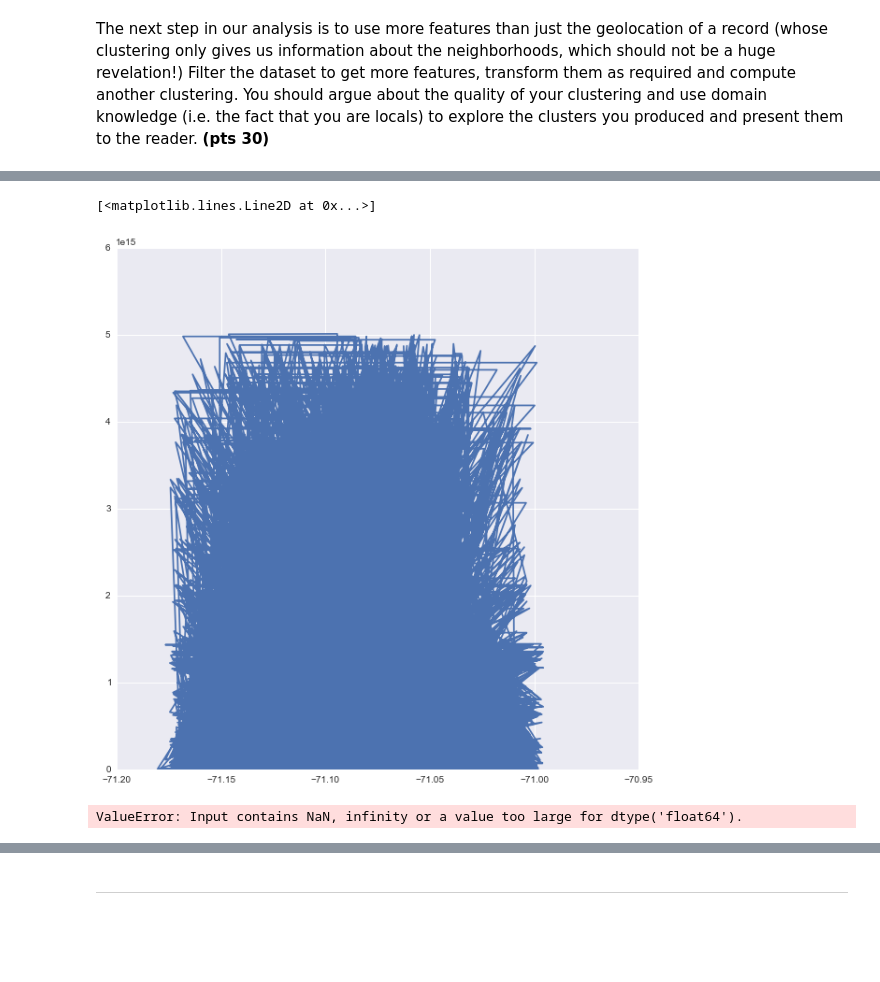
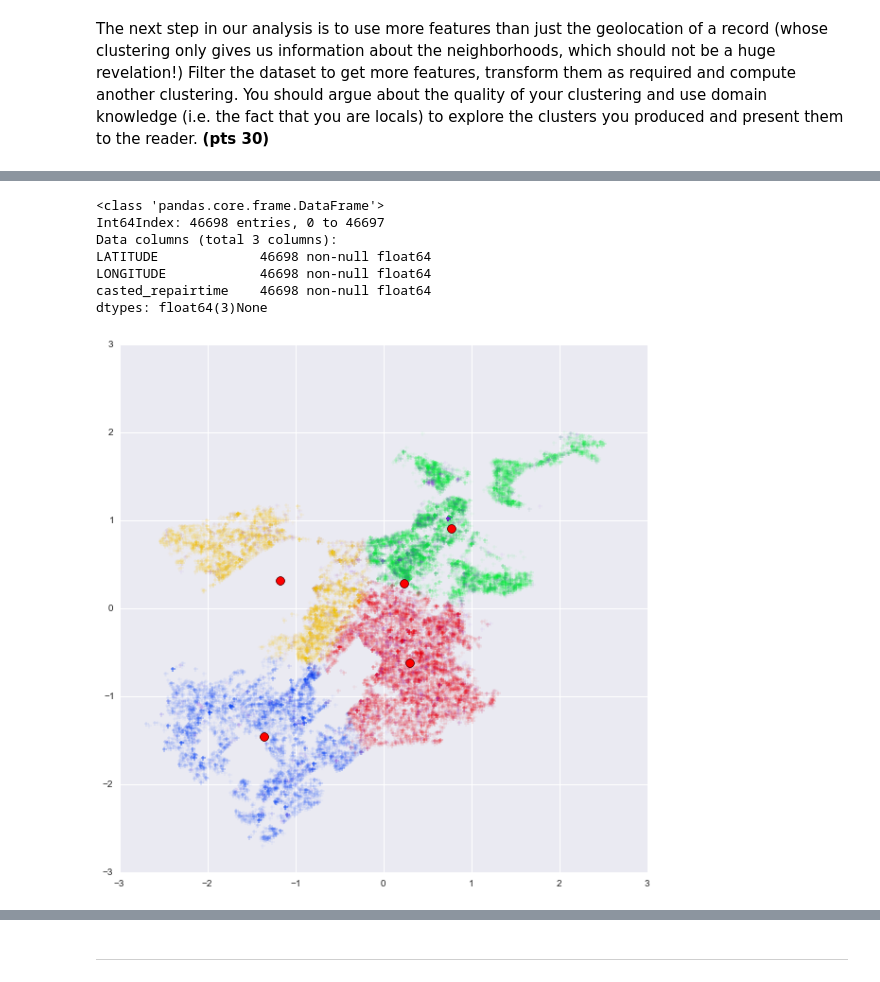
Before and after one commit to benlawson/spring-2015-homeworks, a Jupyter notebook: submissions/Homework-3/3.Clustering.ipynb, the cells around one changed output, grey strips where cells are left out. Cells and saved outputs as stored; diff of their text form; code cells hidden in the pictures; blank space fills up the shorter version.

Commit message:
add centroids

```diff
--- a/submissions/Homework-3/3.Clustering.ipynb
+++ b/submissions/Homework-3/3.Clustering.ipynb
@@ -103,4 +106,5 @@ for i, label in enumerate(set(labels)):
     point_indices = np.where(labels == label)[0]
     point_indices = point_indices.tolist()
     plt.scatter(locations['LONGITUDE'][point_indices],locations['LATITUDE'][point_indices], s=25, alpha=0.2, c=cmap[i], marker='+')
+    plt.scatter(centroids[:,1], centroids[:,0], c='r', alpha=.7, s=25) #print the centroids
 # %% [output]
@@ -178,0 +172,11 @@ dtypes: float64(2), timedelta64[ns](1)None
+# %%
+zipcodes = boston.loc[:,['LATITUDE','LONGITUDE','REPAIR_TIME']]
+print zipcodes.head()
+for idx, row in zipcodes.iterrows():
+    zipcodes.ix[idx,'casted_repairtime'] = row.REPAIR_TIME
+scaler = StandardScaler()
+scaler.fit_transform(zipcodes.casted_repairtime)
+scaler.fit_transform(zipcodes.LATITUDE)
+scaler.fit_transform(zipcodes.LONGITUDE)
+zipcodes = zipcodes.drop(['REPAIR_TIME'],axis=1)
+print zipcodes.head()
@@ -178,0 +196,10 @@ dtypes: float64(2), timedelta64[ns](1)None
+# %%
+print zipcodes.info()
+# %% [output]
+<class 'pandas.core.frame.DataFrame'>
+Int64Index: 46698 entries, 0 to 46697
+Data columns (total 3 columns):
+LATITUDE             46698 non-null float64
+LONGITUDE            46698 non-null float64
+casted_repairtime    46698 non-null float64
+dtypes: float64(3)None
@@ -179,25 +219,22 @@ dtypes: float64(2), timedelta64[ns](1)None
+# %%
+kmeans_new = KMeans(init='k-means++', n_clusters=5, n_init=10)
+kmeans_new.fit_predict(zipcodes)
+centroids_new = kmeans_new.cluster_centers_
+labels_new = kmeans_new.labels_
+error_new = kmeans_new.inertia_
 # %%
 #code by Harry taken from piazza
 fig, ax = plt.subplots(1,1,figsize=(10,10))
 # since I have 15 clusters instead, I need 15 colors. Each colormap can produce 10 colors
 # so I am mixing two colormaps that I tested that work well together (I think?)
 cmap = sns.color_palette("bright", n_colors=10)
 cmap.extend(sns.hls_palette(n_colors=5, h=0.7, l=0.4, s=0.8))
 
 # for each label, isolate the points of that label and plot them with the same color
-for i, label in enumerate(set(labels)):
-    point_indices = np.where(labels == label)[0]
-    point_indices = point_indices.tolist()
-sortedZIPs = .LOCATIONS_ZIPCODES
-plt.plot(zipcodes['LONGITUDE'],zipcodes['REPAIR_TIME'], )
+for i, label in enumerate(set(labels_new)):
+    points = np.where(labels_new == label)[0]
+    points = points.tolist()
+    plt.scatter(zipcodes['LONGITUDE'][points],zipcodes['LATITUDE'][points], s=25, alpha=0.2, c=cmap[i], marker='+')
+    plt.scatter(centroids_new[:,1], centroids_new[:,0], c='r', alpha=.7, s=75) #print the centroids
 # %% [output]
-[<matplotlib.lines.Line2D at 0x...>]
-[figure, old version]
+[figure, new version]
-# %%
-kmeans_new = KMeans(init='k-means++', n_clusters=15, n_init=10)
-kmeans_new.fit_predict(zipcodes)
-centroids_new = kmeans_new.cluster_centers_
-labels_new = kmeans_new.labels_
-error_new = kmeans_new.inertia_
-# %% [output]
-ValueError: Input contains NaN, infinity or a value too large for dtype('float64').
```
Also changed, not shown: parts of 8 cells of this notebook.
